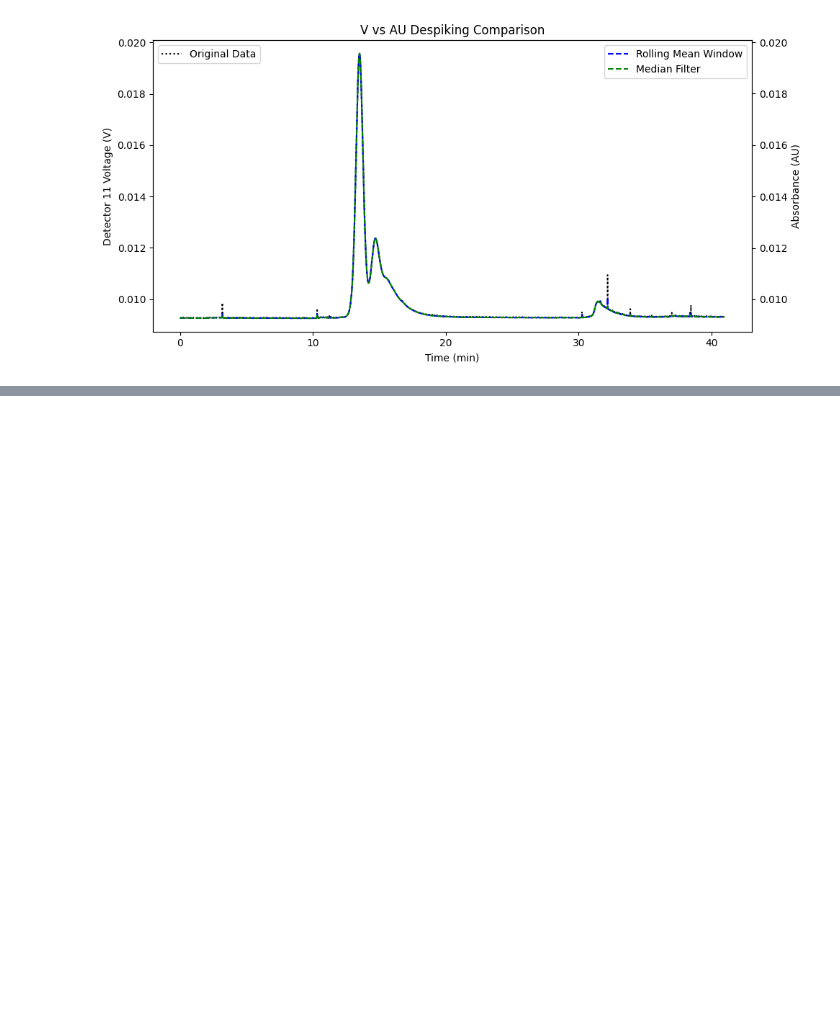
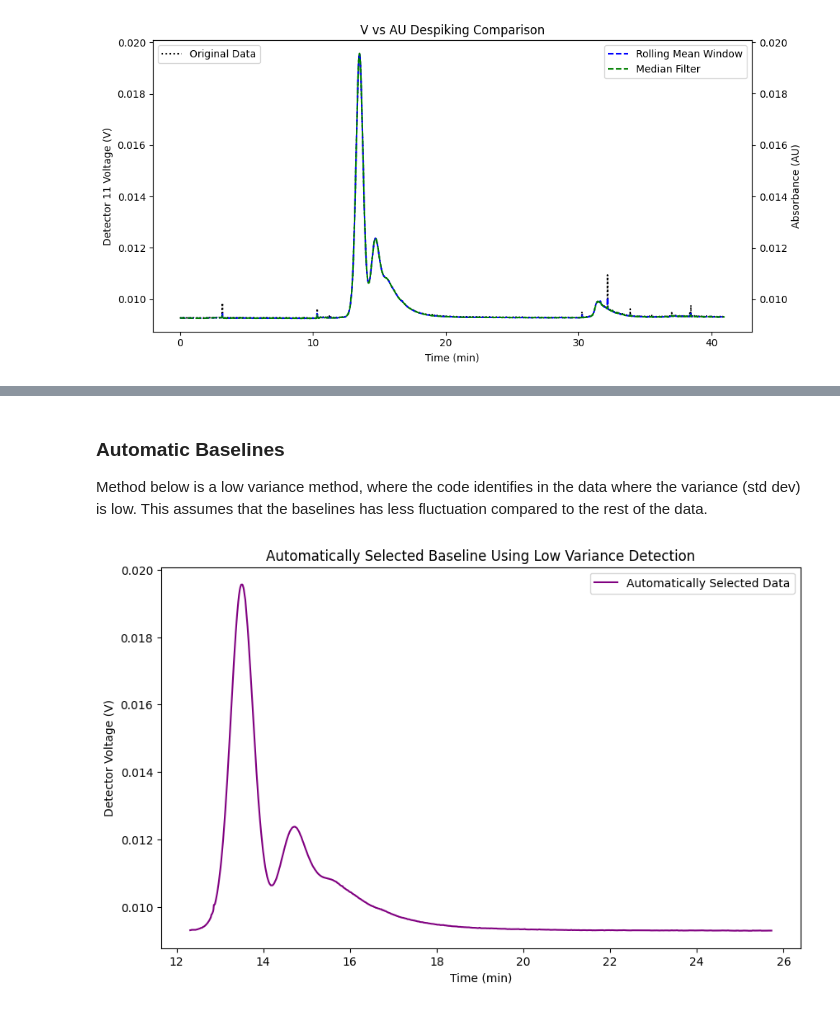
Before and after one commit to CheffySins/NMI-Placement-2024, a Jupyter notebook: Notebooks/NMI - Practical Notebook.ipynb, the cells around one changed output, grey strips where cells are left out. Saved outputs shown, nothing was run; the diff lists cells and outputs as text; code cells hidden in the pictures; blank space fills up the shorter version.

```diff
--- a/Notebooks/NMI - Practical Notebook.ipynb
+++ b/Notebooks/NMI - Practical Notebook.ipynb
@@ -147,0 +169,33 @@ plt.show()
+# %% [markdown]
+### Automatic Baselines
+Method below is a low variance method, where the code identifies in the data where the variance (std dev) is low. This assumes that the baselines has less fluctuation compared to the rest of the data.
+# %%
+base_window_size = 10
+
+# rolling std dev of the signal
+rolling_std = pd.Series(median_signalIntensity).rolling(window=base_window_size).std()
+
+# low variance threshold / baseline detection
+std_threshold = np.min(rolling_std) * 2
+
+# indices where the std dev is below the threshold
+low_variance_indices = np.where(rolling_std < std_threshold)[0]
+
+# first and last low var points as start and end times
+start_index = low_variance_indices[0]
+end_index = low_variance_indices[-1]
+
+# extract time and signal for range
+base_filtered_time = time[start_index:end_index+1]
+base_filtered_signal = median_signalIntensity[start_index:end_index + 1]
+
+# plot
+plt.figure(figsize=(10, 6))
+plt.plot(base_filtered_time, base_filtered_signal, label='Automatically Selected Data', color='purple')
+plt.xlabel('Time (min)')
+plt.ylabel('Detector Voltage (V)')
+plt.title('Automatically Selected Baseline Using Low Variance Detection')
+plt.legend()
+plt.show()
+# %% [output]
+[figure, added]
```
Also changed, not shown: parts of 11 cells of this notebook, 5 other files.
